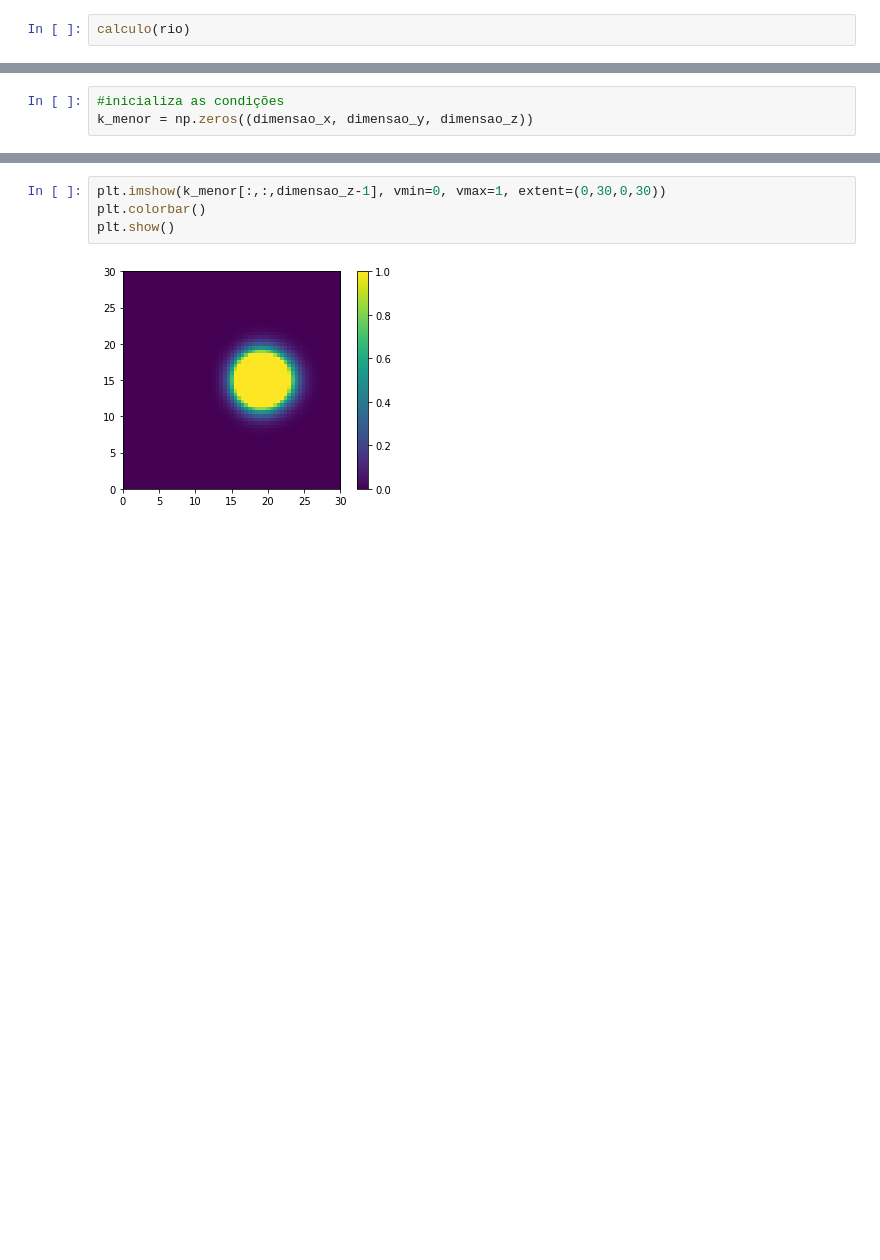
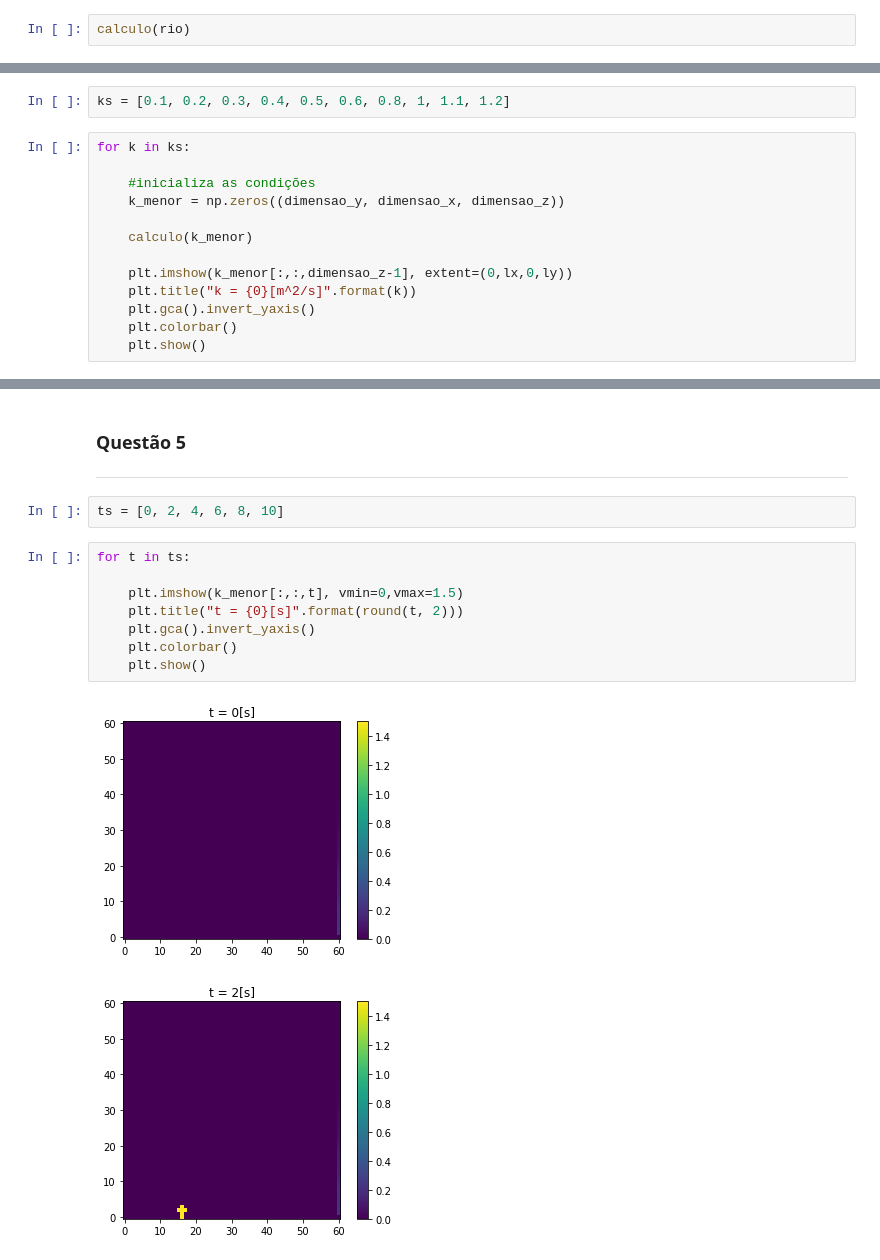
Before and after one commit to fernandocfbf/mecsol-APS2, a Jupyter notebook: APS2.ipynb, the cells around one changed output, grey strips where cells are left out. Cells and saved outputs as stored; diff of their text form; blank space fills up the shorter version.

```diff
--- a/APS2.ipynb
+++ b/APS2.ipynb
@@ -156,3 +129,0 @@ k=0.5
-# %%
-#inicializa as condições
-k_menor = np.zeros((dimensao_x, dimensao_y, dimensao_z))
@@ -160,0 +141,15 @@ calculo(k_menor)
+# %%
+ks = [0.1, 0.2, 0.3, 0.4, 0.5, 0.6, 0.8, 1, 1.1, 1.2]
+# %%
+for k in ks:
+
+    #inicializa as condições
+    k_menor = np.zeros((dimensao_y, dimensao_x, dimensao_z))
+
+    calculo(k_menor)
+
+    plt.imshow(k_menor[:,:,dimensao_z-1], extent=(0,lx,0,ly))
+    plt.title("k = {0}[m^2/s]".format(k))
+    plt.gca().invert_yaxis()
+    plt.colorbar()
+    plt.show()
@@ -161,6 +169,16 @@ calculo(k_menor)
+# %% [markdown]
+### Questão 5
+---
+# %%
+ts = [0, 2, 4, 6, 8, 10]
 # %%
-plt.imshow(k_menor[:,:,dimensao_z-1], vmin=0, vmax=1, extent=(0,30,0,30))
-plt.colorbar()
-plt.show()
+for t in ts:
+
+    plt.imshow(k_menor[:,:,t], vmin=0,vmax=1.5)
+    plt.title("t = {0}[s]".format(round(t, 2)))
+    plt.gca().invert_yaxis()
+    plt.colorbar()
+    plt.show()
 # %% [output]
-[figure, old version]
+[figure, new version]
+[figure, added]
```
Also changed, not shown: parts of 28 cells of this notebook.
